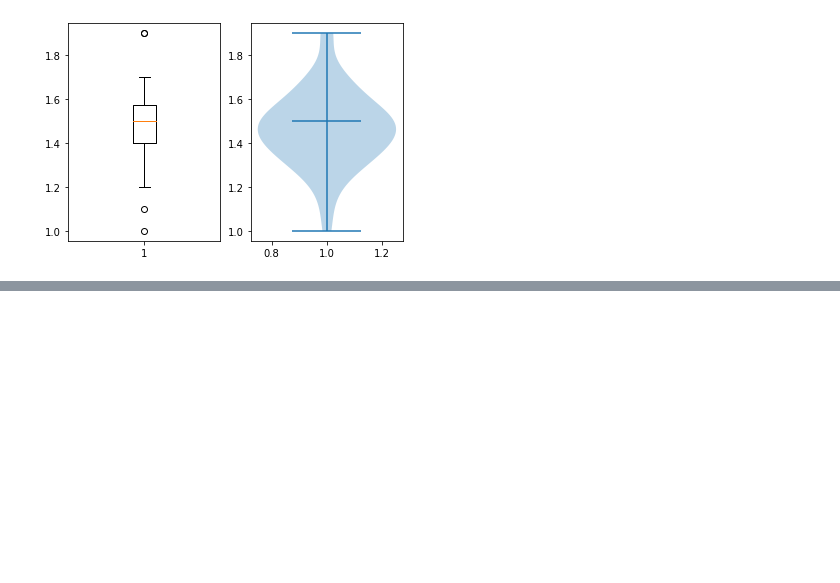
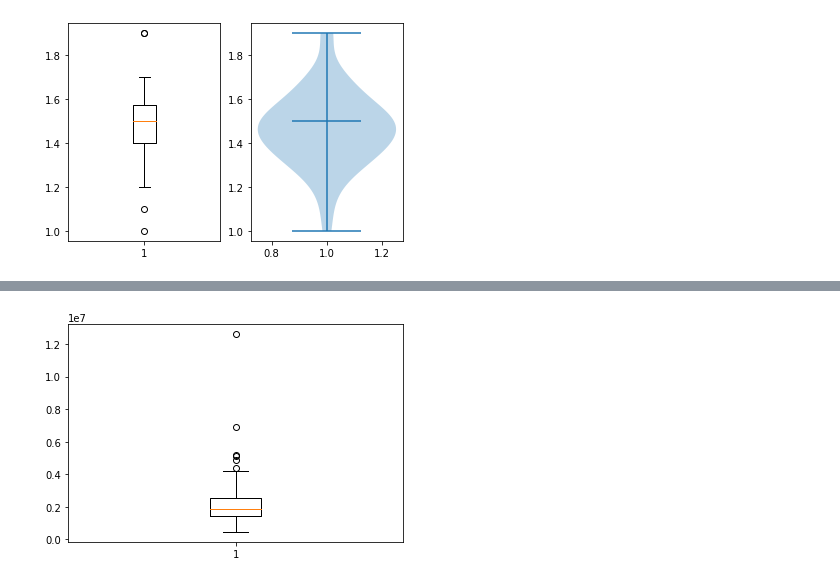
Before and after one commit to pornnakanok/BasicProg_DataViz65, a Jupyter notebook: DataViz02_Data_Distribution.ipynb, the cells around one changed output, grey strips where cells are left out. Drawn from its saved outputs; the diff is of its cells as text; code cells hidden in the pictures; blank space fills up the shorter version.

```diff
--- a/DataViz02_Data_Distribution.ipynb
+++ b/DataViz02_Data_Distribution.ipynb
@@ -400,0 +466,3 @@ vi = plt.violinplot(df['PetalLength'][:50],showmedians=True)
+# %%
+unit['province'] = unit['project_id'].map(project_nodup.set_index('project_id')['province_name_th'])
+unit.head()
@@ -400,0 +477,2 @@ vi = plt.violinplot(df['PetalLength'][:50],showmedians=True)
+# %%
+unit.dropna(subset=['propertytype_name_en','price_min','area_usable_min'],inplace=True)
@@ -400,0 +587,3 @@ vi = plt.violinplot(df['PetalLength'][:50],showmedians=True)
+# %%
+kk = unit[unit['province']=='ขอนแก่น']
+kk
@@ -400,0 +615,3 @@ vi = plt.violinplot(df['PetalLength'][:50],showmedians=True)
+# %%
+unit_kk_condo = kk[(kk['propertytype_name_en']=='Condo')]
+unit_kk_condo
@@ -400,0 +632,4 @@ vi = plt.violinplot(df['PetalLength'][:50],showmedians=True)
+# %%
+plt.boxplot(unit_kk_condo['price_min']) ;
+# %% [output]
+[figure, added]
```
Also changed, not shown: parts of 43 cells of this notebook.
